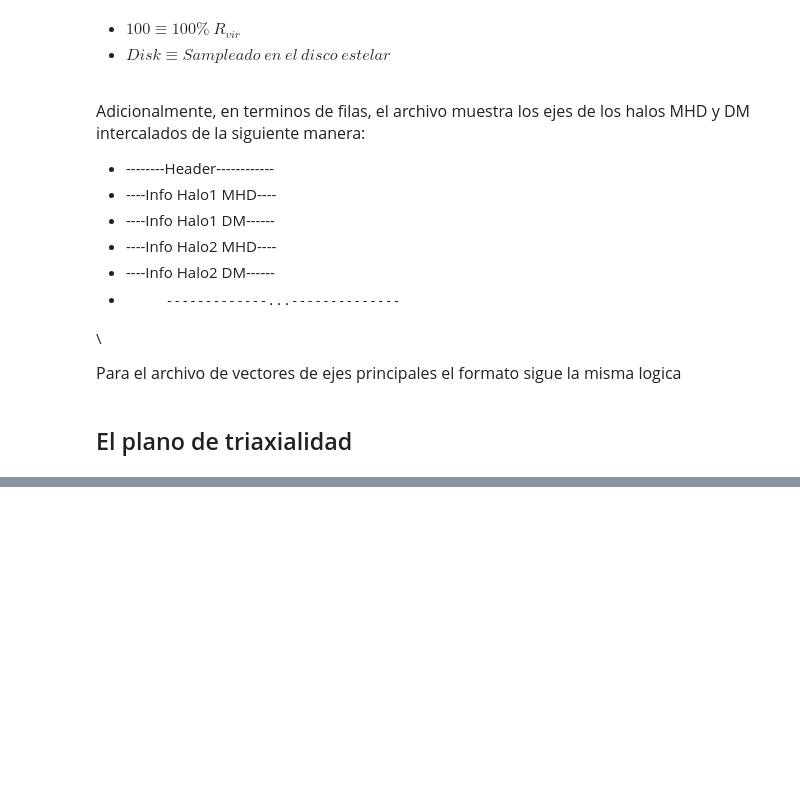
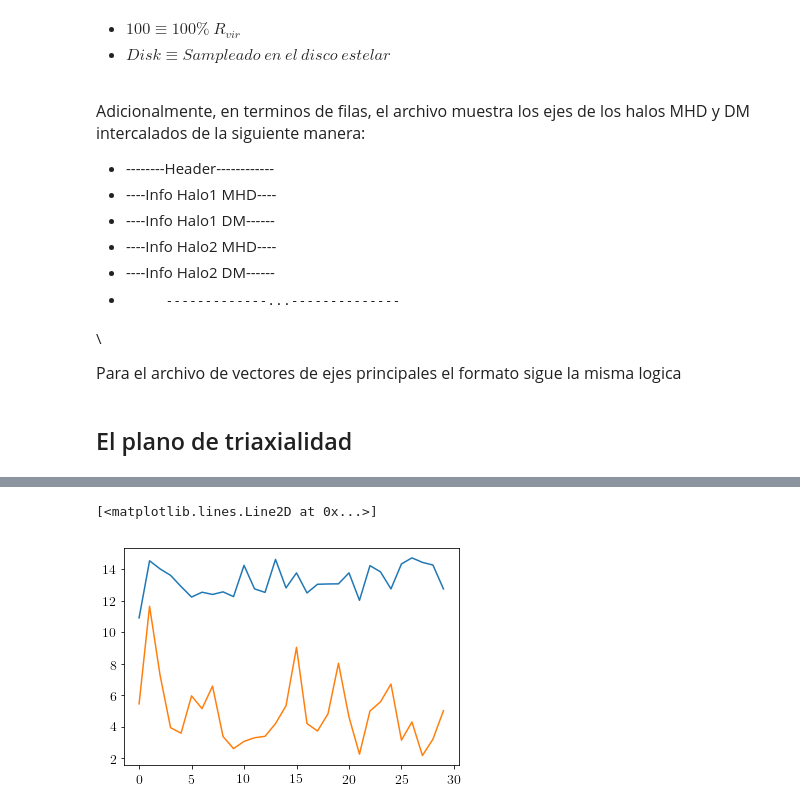
Before and after one commit to jdprada1760/Paper_Halo_shapes, a Jupyter notebook: Code/Triaxial_Plane.ipynb, the cells around one changed output, grey strips where cells are left out. Saved outputs shown, nothing was run; the diff lists cells and outputs as text; code cells hidden in the pictures; blank space fills up the shorter version.

```diff
--- a/Code/Triaxial_Plane.ipynb
+++ b/Code/Triaxial_Plane.ipynb
@@ -293,0 +304,6 @@ np.shape(properties)
+# %%
+plt.plot(r_500/8)
+plt.plot(r_disk)
+# %% [output]
+[<matplotlib.lines.Line2D at 0x...>]
+[figure, added]
```
Also changed, not shown: parts of 21 cells of this notebook.
